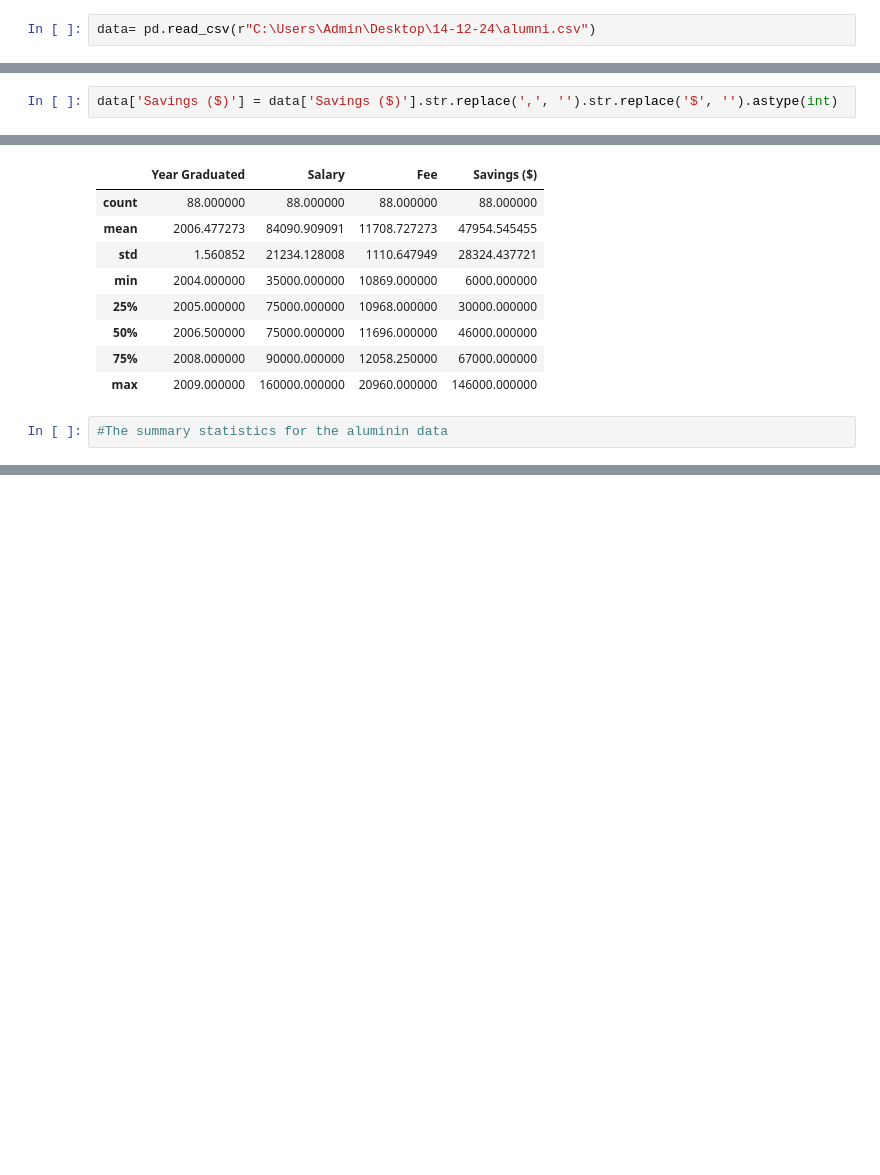
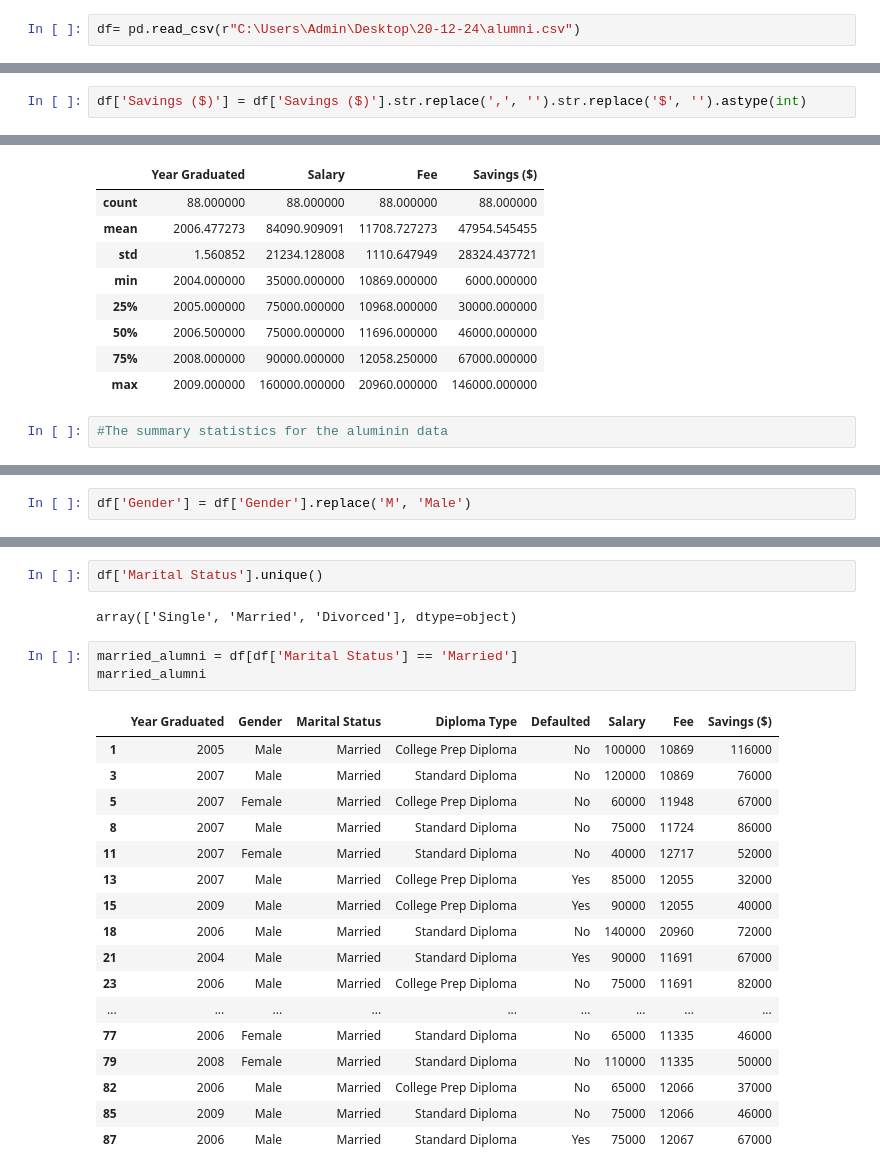
Before and after one commit to Data-Analytics-Flex/Clone-Nathan, a Jupyter notebook: Alumini-checkpoint.ipynb, the cells around one changed output, grey strips where cells are left out. Cells and saved outputs as stored; diff of their text form; blank space fills up the shorter version.

```diff
--- a/Alumini-checkpoint.ipynb
+++ b/Alumini-checkpoint.ipynb
@@ -2,5 +2,5 @@
 import numpy as np
 import pandas as pd
 # %%
-data= pd.read_csv(r"C:\Users\Admin\Desktop\14-12-24\alumni.csv")
+df= pd.read_csv(r"C:\Users\Admin\Desktop\20-12-24\alumni.csv")
 # %%
@@ -48,5 +57,5 @@ memory usage: 5.6+ KB
 #Gender, Marital status, Diploma type, Defauted and savings are object type data set
 #Saving is int data so we need to change the data type of column savings
 # %%
-data['Savings ($)'] = data['Savings ($)'].str.replace(',', '').str.replace('$', '').astype(int)
+df['Savings ($)'] = df['Savings ($)'].str.replace(',', '').str.replace('$', '').astype(int)
 # %%
@@ -134,0 +153,2 @@ Name: Salary, dtype: float64
+# %%
+df['Gender'] = df['Gender'].replace('M', 'Male')
@@ -134,0 +176,25 @@ Name: Salary, dtype: float64
+# %%
+df['Marital Status'].unique()
+# %% [output]
+array(['Single', 'Married', 'Divorced'], dtype=object)
+# %%
+married_alumni = df[df['Marital Status'] == 'Married']
+married_alumni
+# %% [output]
+|  | Year Graduated | Gender | Marital Status | Diploma Type | Defaulted | Salary | Fee | Savings ($) |
+| 1 | 2005 | Male | Married | College Prep Diploma | No | 100000 | 10869 | 116000 |
+| 3 | 2007 | Male | Married | Standard Diploma | No | 120000 | 10869 | 76000 |
+| 5 | 2007 | Female | Married | College Prep Diploma | No | 60000 | 11948 | 67000 |
+| 8 | 2007 | Male | Married | Standard Diploma | No | 75000 | 11724 | 86000 |
+| 11 | 2007 | Female | Married | Standard Diploma | No | 40000 | 12717 | 52000 |
+| 13 | 2007 | Male | Married | College Prep Diploma | Yes | 85000 | 12055 | 32000 |
+| 15 | 2009 | Male | Married | College Prep Diploma | Yes | 90000 | 12055 | 40000 |
+| 18 | 2006 | Male | Married | Standard Diploma | No | 140000 | 20960 | 72000 |
+| 21 | 2004 | Male | Married | Standard Diploma | Yes | 90000 | 11691 | 67000 |
+| 23 | 2006 | Male | Married | College Prep Diploma | No | 75000 | 11691 | 82000 |
+| ... | ... | ... | ... | ... | ... | ... | ... | ... |
+| 77 | 2006 | Female | Married | Standard Diploma | No | 65000 | 11335 | 46000 |
+| 79 | 2008 | Female | Married | Standard Diploma | No | 110000 | 11335 | 50000 |
+| 82 | 2006 | Male | Married | College Prep Diploma | No | 65000 | 12066 | 37000 |
+| 85 | 2009 | Male | Married | Standard Diploma | No | 75000 | 12066 | 46000 |
+| 87 | 2006 | Male | Married | Standard Diploma | Yes | 75000 | 12067 | 67000 |
```
Also changed, not shown: parts of 19 cells of this notebook.
